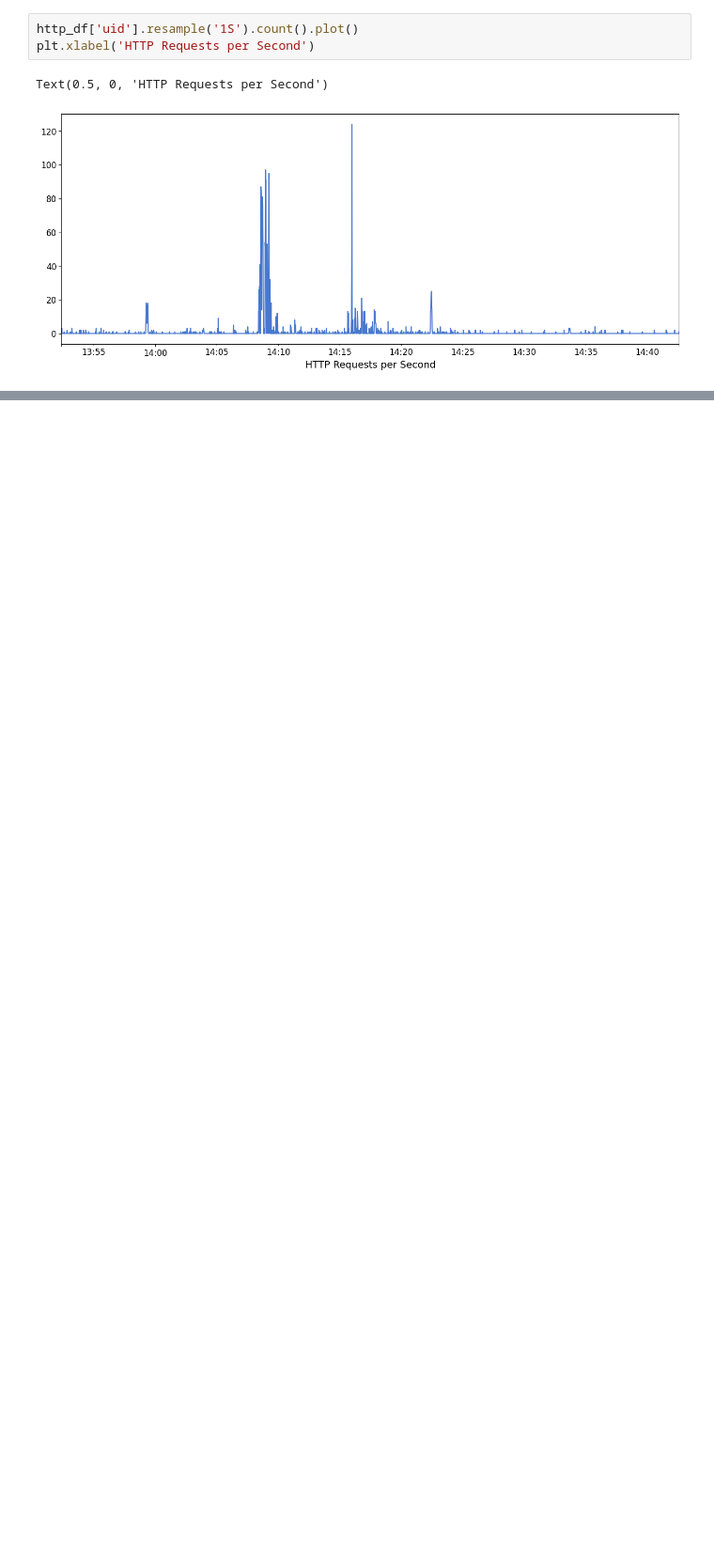
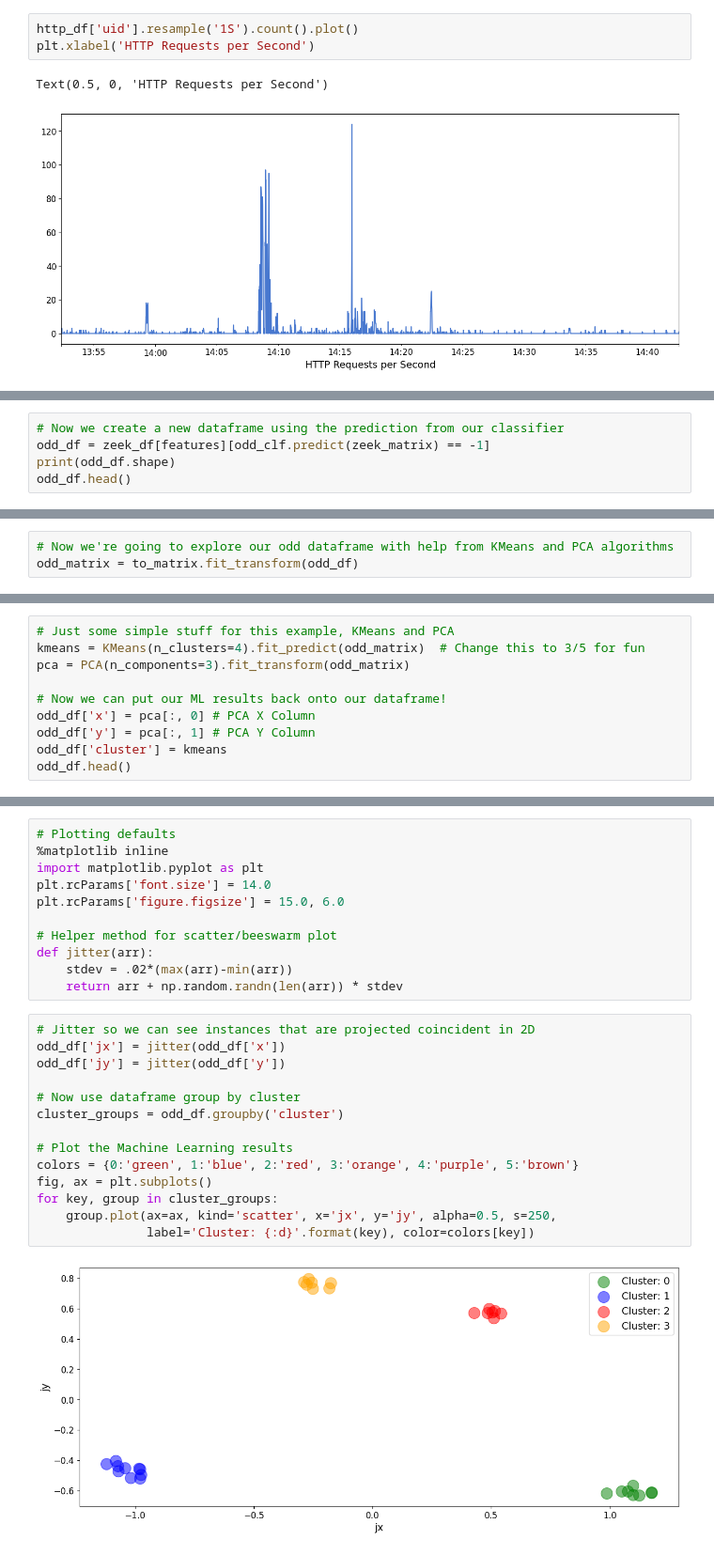
Before and after one commit to AI-Learning-Land/zat, a Jupyter notebook: notebooks/Network_Monitoring_AI.ipynb, the cells around one changed output, grey strips where cells are left out. Shown at 94% size. Saved outputs shown, nothing was run; the diff lists cells and outputs as text; blank space fills up the shorter version.

```diff
--- a/notebooks/Network_Monitoring_AI.ipynb
+++ b/notebooks/Network_Monitoring_AI.ipynb
@@ -522,0 +636,5 @@ Text(0.5, 0, 'HTTP Requests per Second')
+# %%
+# Now we create a new dataframe using the prediction from our classifier
+odd_df = zeek_df[features][odd_clf.predict(zeek_matrix) == -1]
+print(odd_df.shape)
+odd_df.head()
@@ -522,0 +650,3 @@ Text(0.5, 0, 'HTTP Requests per Second')
+# %%
+# Now we're going to explore our odd dataframe with help from KMeans and PCA algorithms
+odd_matrix = to_matrix.fit_transform(odd_df)
@@ -522,0 +656,10 @@ Text(0.5, 0, 'HTTP Requests per Second')
+# %%
+# Just some simple stuff for this example, KMeans and PCA
+kmeans = KMeans(n_clusters=4).fit_predict(odd_matrix)  # Change this to 3/5 for fun
+pca = PCA(n_components=3).fit_transform(odd_matrix)
+
+# Now we can put our ML results back onto our dataframe!
+odd_df['x'] = pca[:, 0] # PCA X Column
+odd_df['y'] = pca[:, 1] # PCA Y Column
+odd_df['cluster'] = kmeans
+odd_df.head()
@@ -522,0 +674,27 @@ Text(0.5, 0, 'HTTP Requests per Second')
+# %%
+# Plotting defaults
+%matplotlib inline
+import matplotlib.pyplot as plt
+plt.rcParams['font.size'] = 14.0
+plt.rcParams['figure.figsize'] = 15.0, 6.0
+
+# Helper method for scatter/beeswarm plot
+def jitter(arr):
+    stdev = .02*(max(arr)-min(arr))
+    return arr + np.random.randn(len(arr)) * stdev
+# %%
+# Jitter so we can see instances that are projected coincident in 2D
+odd_df['jx'] = jitter(odd_df['x'])
+odd_df['jy'] = jitter(odd_df['y'])
+
+# Now use dataframe group by cluster
+cluster_groups = odd_df.groupby('cluster')
+
+# Plot the Machine Learning results
+colors = {0:'green', 1:'blue', 2:'red', 3:'orange', 4:'purple', 5:'brown'}
+fig, ax = plt.subplots()
+for key, group in cluster_groups:
+    group.plot(ax=ax, kind='scatter', x='jx', y='jy', alpha=0.5, s=250,
+               label='Cluster: {:d}'.format(key), color=colors[key])
+# %% [output]
+[figure, added]
```
Also changed, not shown: parts of 16 cells of this notebook.
